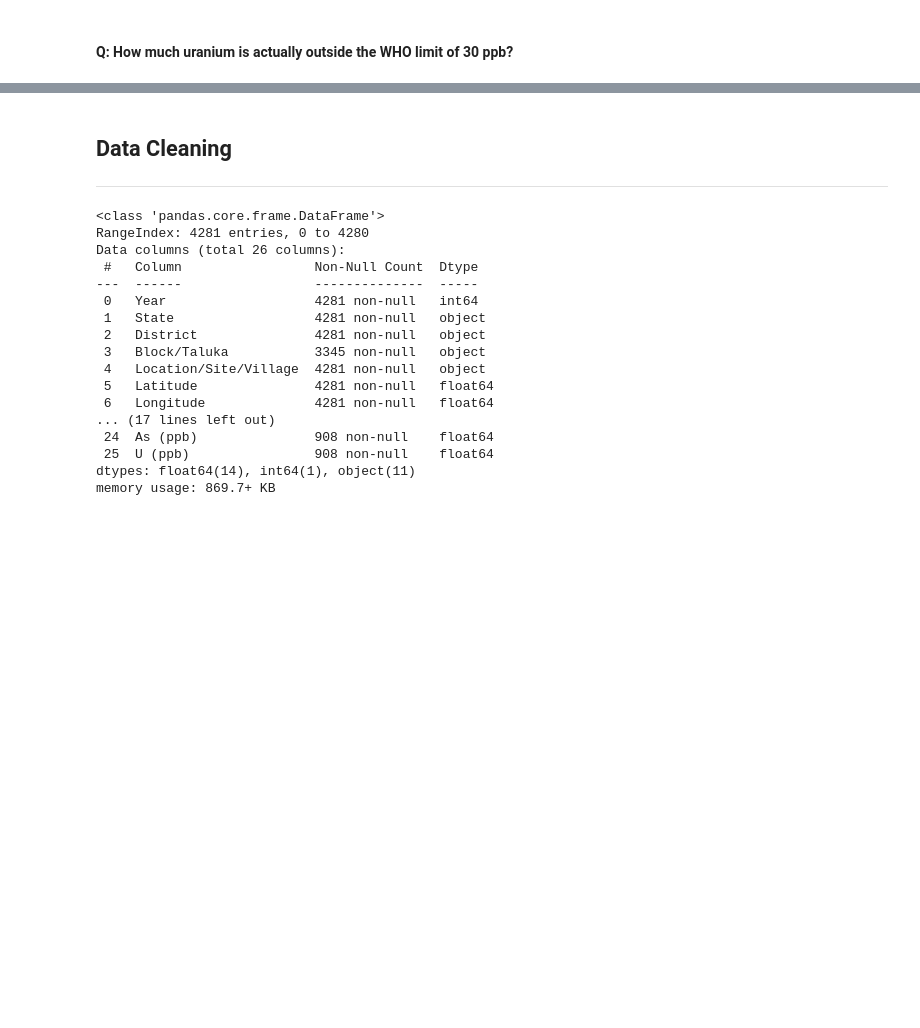
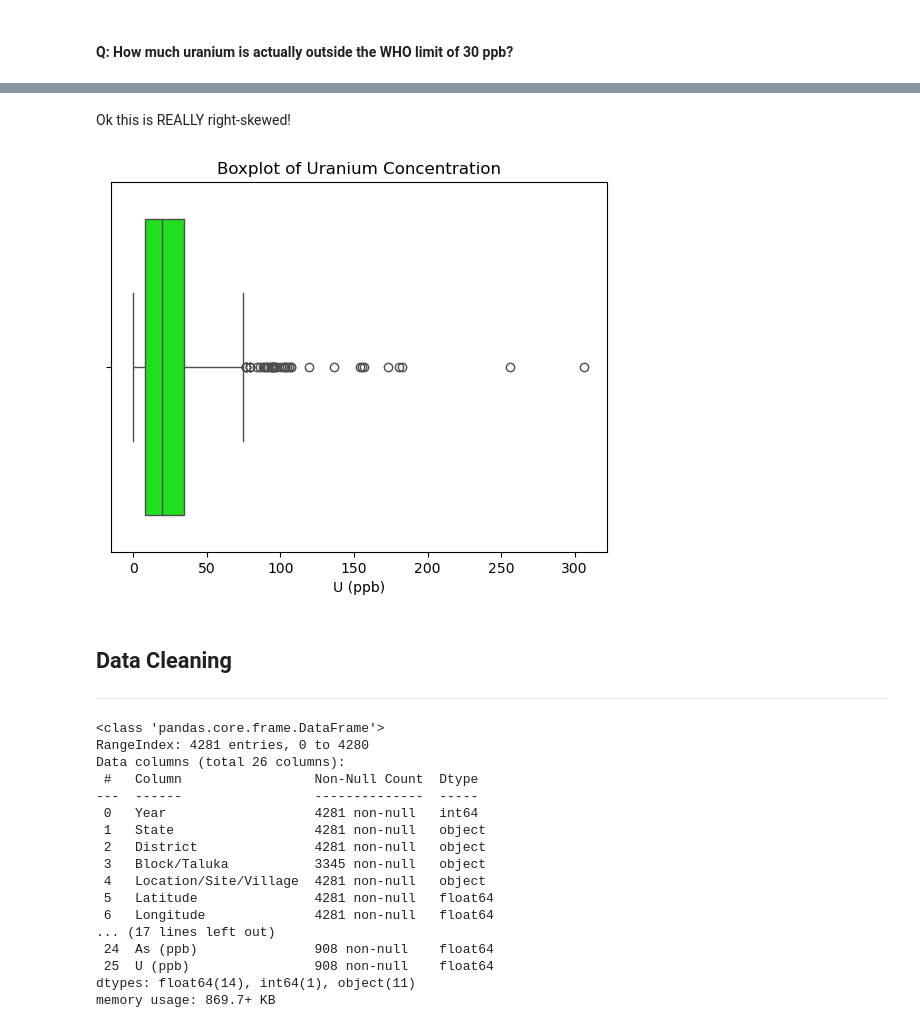
Before and after one commit to ikabrain/uranium-punjab-analysis, a Jupyter notebook: micro-study-2/relation.ipynb, the cells around one changed output, grey strips where cells are left out. Cells and saved outputs as stored; diff of their text form; code cells hidden in the pictures; blank space fills up the shorter version.

```diff
--- a/micro-study-2/relation.ipynb
+++ b/micro-study-2/relation.ipynb
@@ -67,3 +102,11 @@ The distribution looks like a normal distribution with a slight right skew...
+# %% [markdown]
+Ok this is REALLY right-skewed!
+# %%
+sns.boxplot(data=df, x="U (ppb)", orient="h", color="lime")
+plt.title("Boxplot of Uranium Concentration")
+plt.show()
+# %% [output]
+[figure, added]
 # %% [markdown]
 ## Data Cleaning
 ---
```
Also changed, not shown: parts of 7 cells of this notebook.
